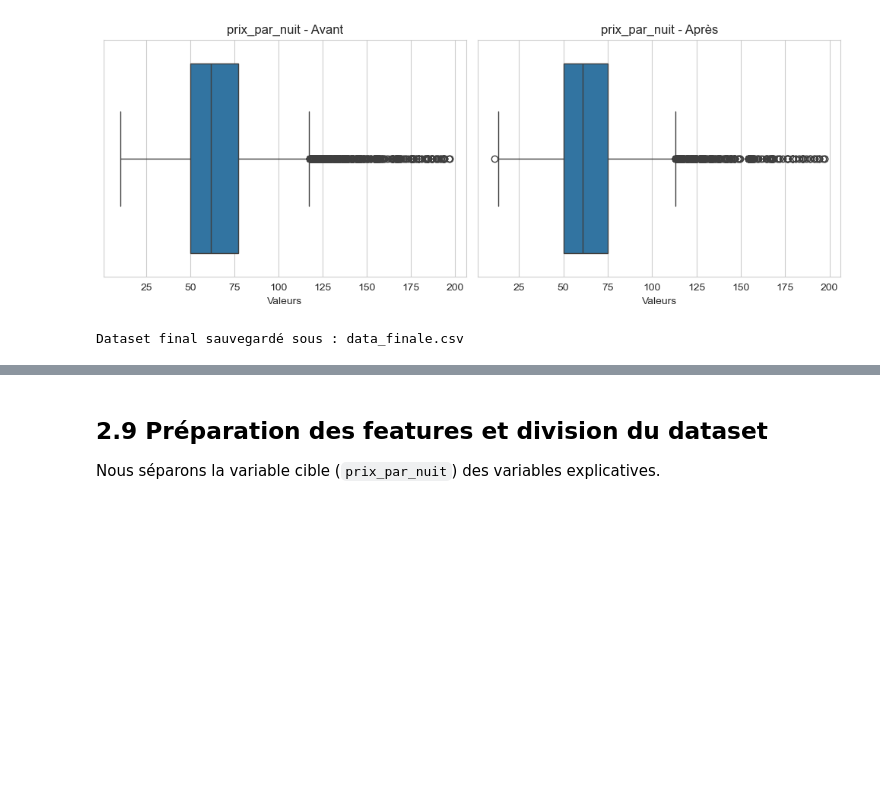
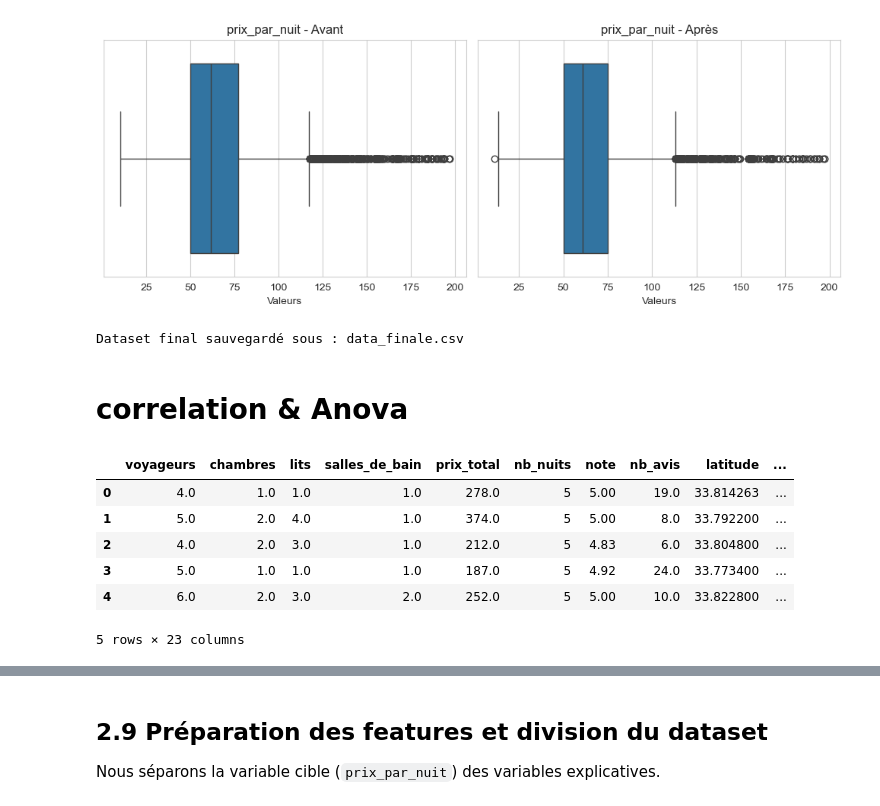
Before and after one commit to Bahriilhame/Airbnb-price-prediction, a Jupyter notebook: Codes/EDA+Nettoyage+Prétraitement.ipynb, the cells around one changed output, grey strips where cells are left out. Cells and saved outputs as stored; diff of their text form; code cells hidden in the pictures; blank space fills up the shorter version.

```diff
--- a/Codes/EDA+Nettoyage+Prétraitement.ipynb
+++ b/Codes/EDA+Nettoyage+Prétraitement.ipynb
@@ -1256,3 +1256,18 @@ df.to_csv(output_file, index=False)
 print(f"Dataset final sauvegardé sous : {output_file}")
 # %% [output]
 Dataset final sauvegardé sous : data_finale.csv
+# %% [markdown]
+# correlation & Anova
+# %%
+import pandas as pd
+
+df_check = pd.read_csv("data_finale.csv")
+df_check.head()
+# %% [output]
+|  | voyageurs | chambres | lits | salles_de_bain | prix_total | nb_nuits | note | nb_avis | latitude | ... |
+| 0 | 4.0 | 1.0 | 1.0 | 1.0 | 278.0 | 5 | 5.00 | 19.0 | 33.814263 | ... |
+| 1 | 5.0 | 2.0 | 4.0 | 1.0 | 374.0 | 5 | 5.00 | 8.0 | 33.792200 | ... |
+| 2 | 4.0 | 2.0 | 3.0 | 1.0 | 212.0 | 5 | 4.83 | 6.0 | 33.804800 | ... |
+| 3 | 5.0 | 1.0 | 1.0 | 1.0 | 187.0 | 5 | 4.92 | 24.0 | 33.773400 | ... |
+| 4 | 6.0 | 2.0 | 3.0 | 2.0 | 252.0 | 5 | 5.00 | 10.0 | 33.822800 | ... |
+5 rows × 23 columns
```
Also changed, not shown: parts of 12 cells of this notebook.
